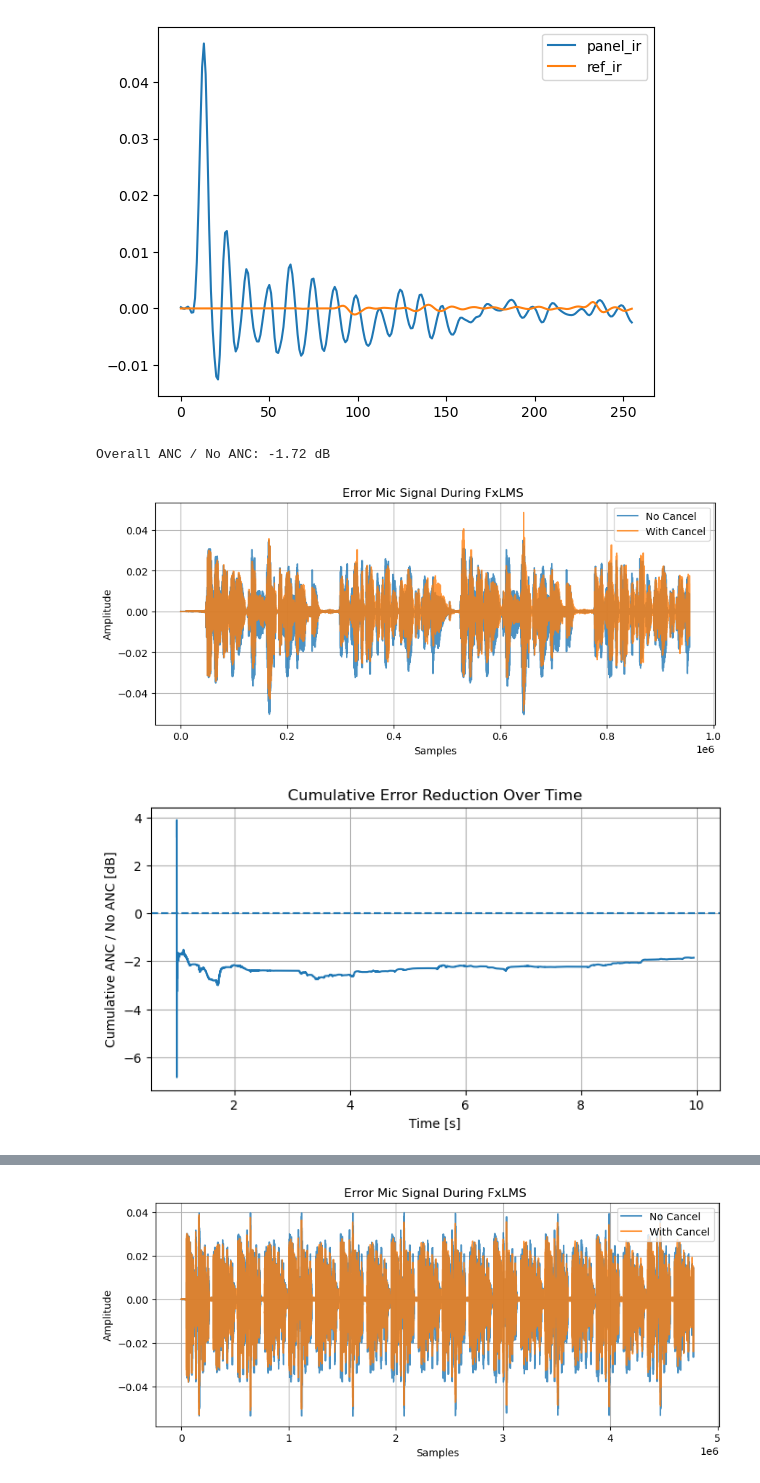
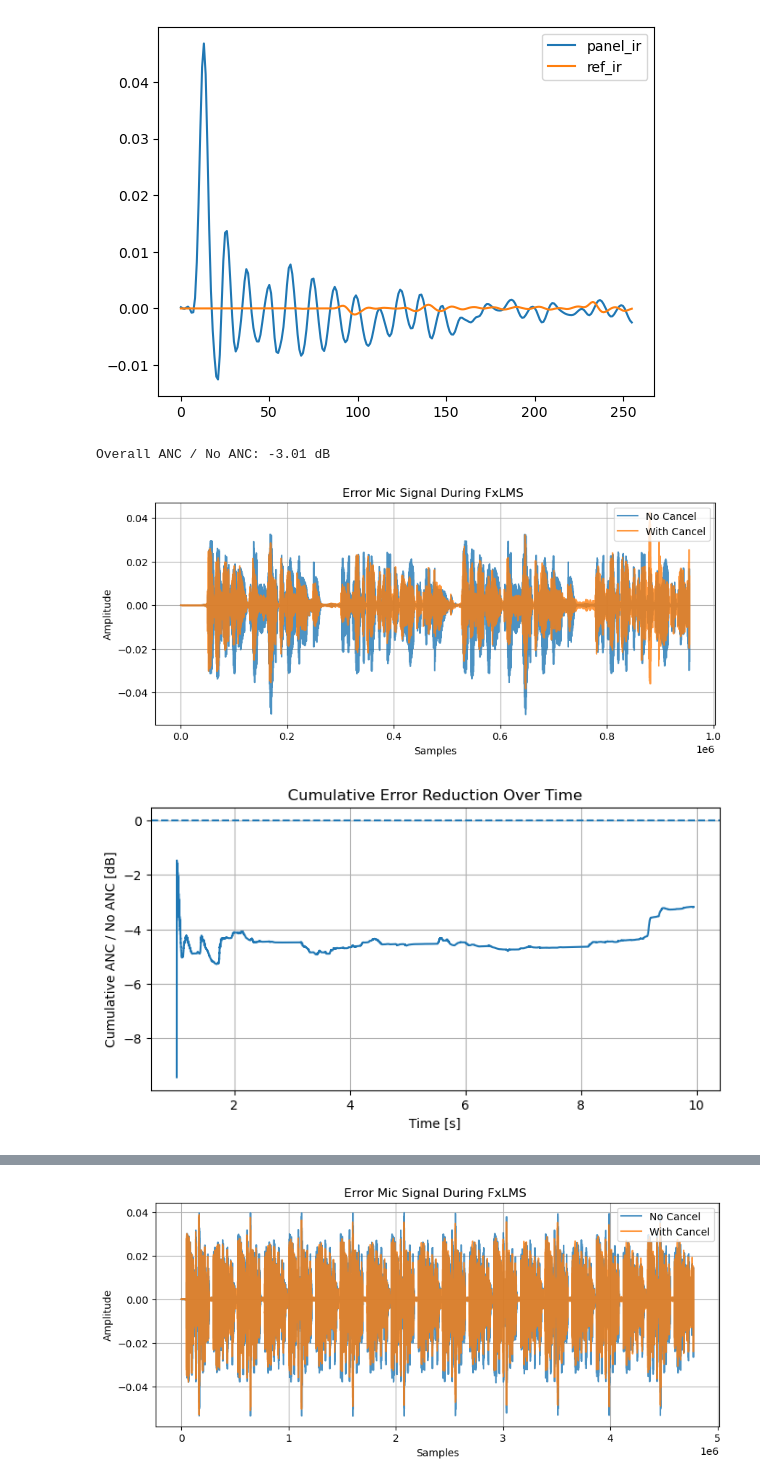
Before and after one commit to bowerirn/Reverb-Control, a Jupyter notebook: experiments/sharc_grid_search.ipynb, the cells around one changed output, grey strips where cells are left out. Drawn from its saved outputs; the diff is of its cells as text; code cells hidden in the pictures.

```diff
--- a/experiments/sharc_grid_search.ipynb
+++ b/experiments/sharc_grid_search.ipynb
@@ -127,17 +168,16 @@ sharc.no_cancel(2)
 # %%
 sharc.reset()
 sharc.cancel(
     2,
     adapt=True,
     log_wnorm=False,
     mu=3e-3,
-    cancel_gain=0.18,
-    leak=1e-6,
-    lag=104,
+    cancel_gain=0.5,
+    leak=1e-7,
 )
 sharc.plot_error_mic()
 sharc.plot_cumulative_error_reduction()
 # %% [output]
-Overall ANC / No ANC: -1.72 dB
+Overall ANC / No ANC: -3.01 dB
-[figure, old version]
+[figure, new version]
-[figure, old version]
+[figure, new version]
```
Also changed, not shown: parts of 27 cells of this notebook, 20 other files.
